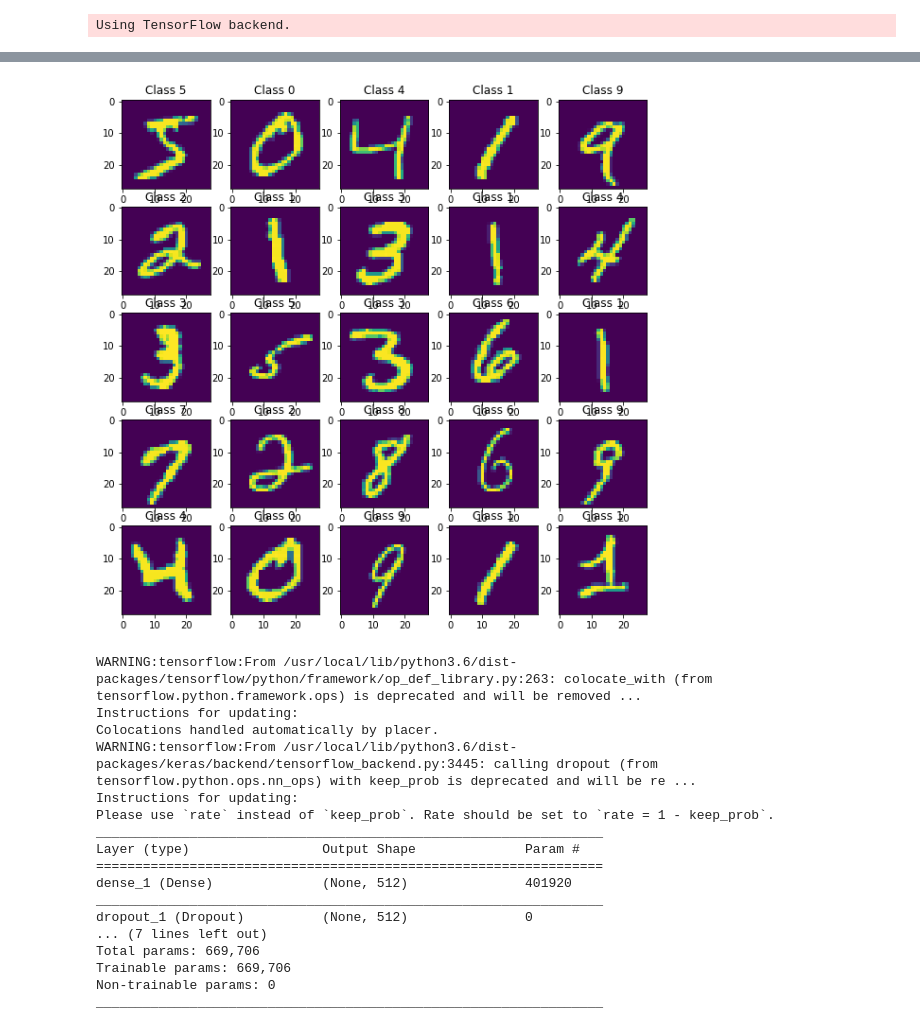
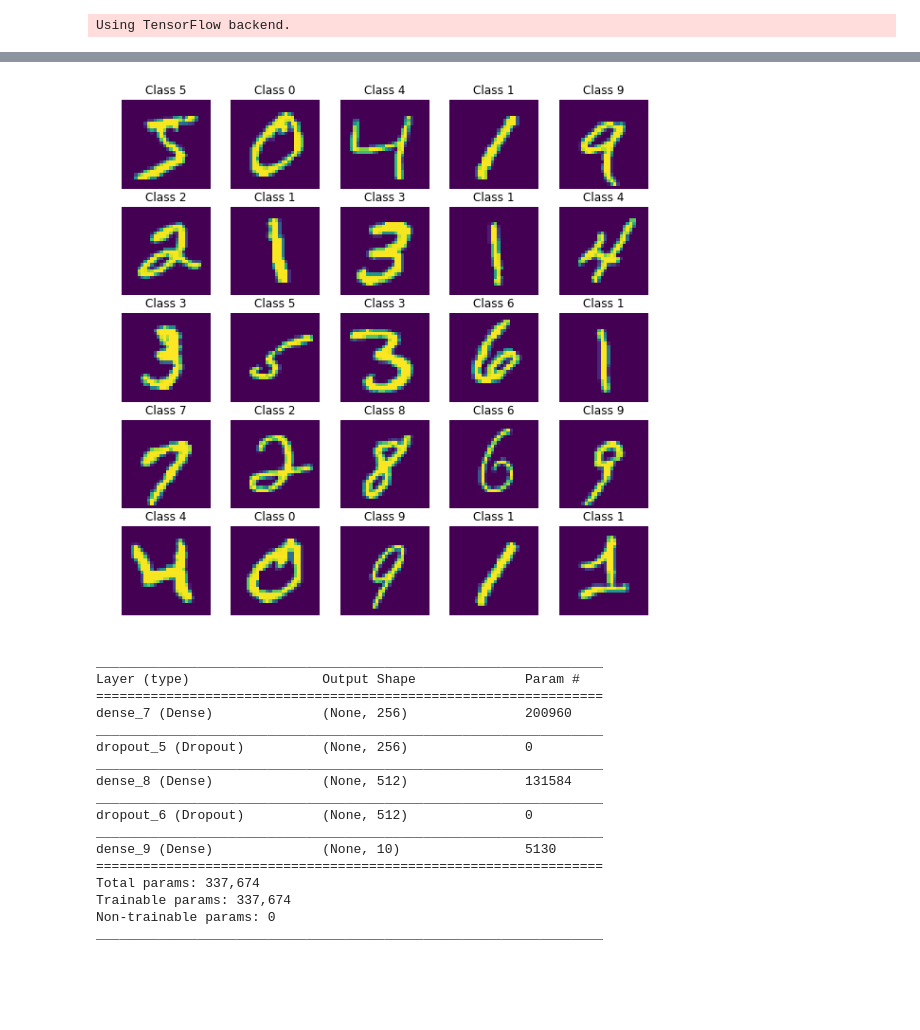
Before and after one commit to PattarapornH/mnist, a Jupyter notebook: mnist.ipynb, the cells around one changed output, grey strips where cells are left out. Saved outputs shown, nothing was run; the diff lists cells and outputs as text; code cells hidden in the pictures; blank space fills up the shorter version.

Commit message:
save model

```diff
--- a/mnist.ipynb
+++ b/mnist.ipynb
@@ -25,11 +22,12 @@ col = X_train.shape[2]
 # %%
 plt.figure(figsize=(10,10))
 for i in range(25):
     plt.subplot(5,5,i+1)
     plt.imshow(X_train[i])
+    plt.axis('off')
     plt.title("Class {}".format(y_train[i]))
 # %% [output]
-[figure, old version]
+[figure, new version]
 # %%
 # RGB 0-255
 X_train = X_train.astype('float32')
@@ -47,7 +45,7 @@ y_test_bin = np_utils.to_categorical(y_test, 10)
 model = Sequential()
 
 # Input layer
-model.add(Dense(512, activation='relu', input_shape=(row*col,)))
+model.add(Dense(256, activation='relu', input_shape=(row*col,)))
 model.add(Dropout(0.2))
 
 # Hidden layer
@@ -58,21 +56,21 @@ model.add(Dropout(0.2))
 model.add(Dense(10, activation='softmax'))
 model.summary()
 # %% [output]
-WARNING:tensorflow:From /usr/local/lib/python3.6/dist-packages/tensorflow/python/framework/op_def_library.py:263: colocate_with (from tensorflow.python.framework.ops) is deprecated and will be removed ...
-Instructions for updating:
-Colocations handled automatically by placer.
-WARNING:tensorflow:From /usr/local/lib/python3.6/dist-packages/keras/backend/tensorflow_backend.py:3445: calling dropout (from tensorflow.python.ops.nn_ops) with keep_prob is deprecated and will be re ...
-Instructions for updating:
-Please use `rate` instead of `keep_prob`. Rate should be set to `rate = 1 - keep_prob`.
 _________________________________________________________________
 Layer (type)                 Output Shape              Param #
 =================================================================
-dense_1 (Dense)              (None, 512)               401920
+dense_7 (Dense)              (None, 256)               200960
 _________________________________________________________________
-dropout_1 (Dropout)          (None, 512)               0
-... (7 lines left out)
-Total params: 669,706
-Trainable params: 669,706
+dropout_5 (Dropout)          (None, 256)               0
+_________________________________________________________________
+dense_8 (Dense)              (None, 512)               131584
+_________________________________________________________________
+dropout_6 (Dropout)          (None, 512)               0
+_________________________________________________________________
+dense_9 (Dense)              (None, 10)                5130
+=================================================================
+Total params: 337,674
+Trainable params: 337,674
 Non-trainable params: 0
 _________________________________________________________________
 # %%
```
Also changed, not shown: parts of 11 cells of this notebook.
